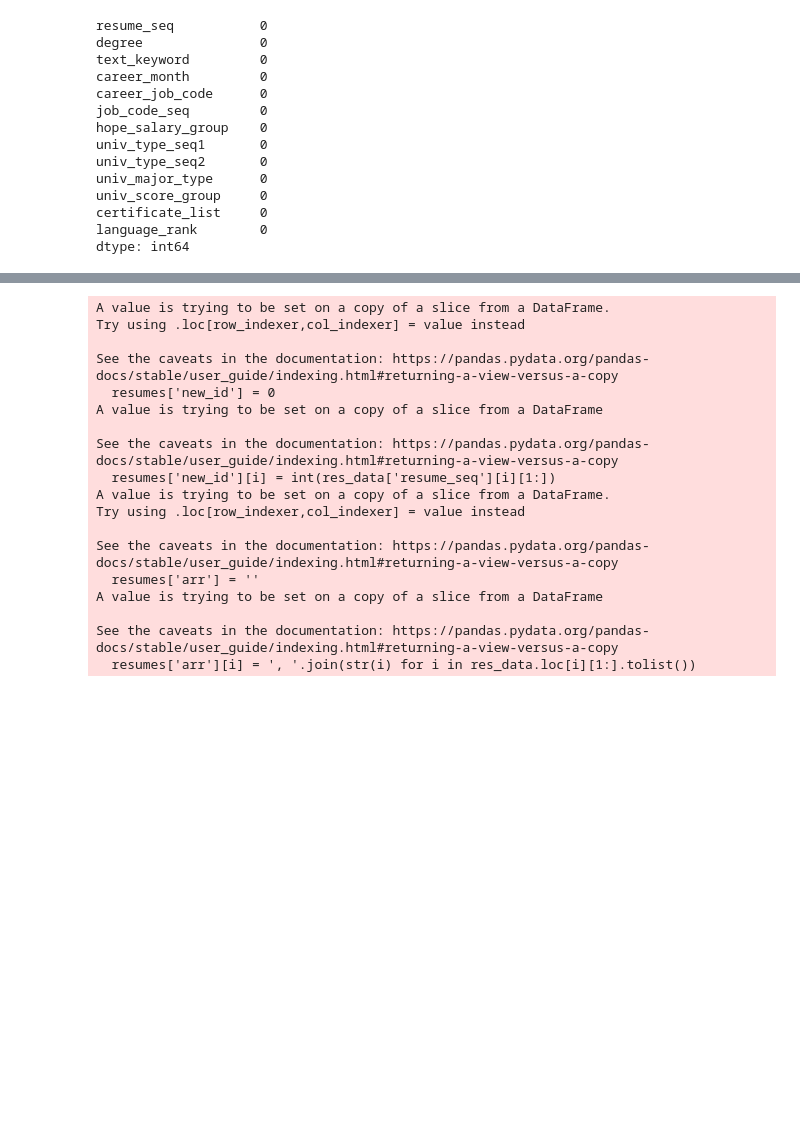
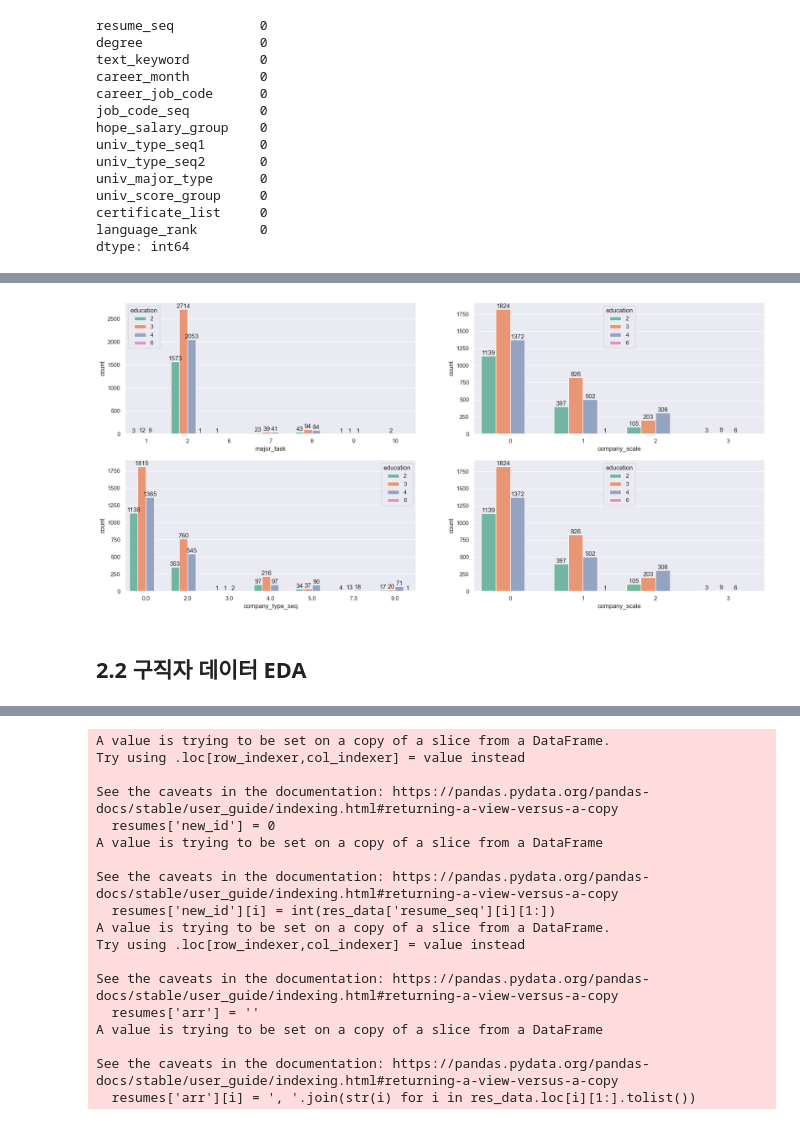
Before and after one commit to Kim-SeongSu/Dacon_Kookmin_University, a Jupyter notebook: kookmin_ai.ipynb, the cells around one changed output, grey strips where cells are left out. Drawn from its saved outputs; the diff is of its cells as text; code cells hidden in the pictures; blank space fills up the shorter version.

```diff
--- a/kookmin_ai.ipynb
+++ b/kookmin_ai.ipynb
@@ -855,0 +1013,22 @@ dtype: int64
+# %%
+plt.figure(figsize=(22,10))
+sns.set_palette('Set2')
+plt.subplot(2,2,1)
+g1 = sns.countplot(x="major_task", hue="education", data=rec_data)
+
+plt.subplot(2,2,2)
+g2 = sns.countplot(x="company_scale", hue="education", data=rec_data)
+
+plt.subplot(2,2,3)
+g3 = sns.countplot(x="company_type_seq", hue="education", data=rec_data)
+
+plt.subplot(2,2,4)
+g4 = sns.countplot(x="company_scale", hue="education", data=rec_data)
+
+for i in [g1,g2,g3,g4]:
+    for bars in i.containers:
+        i.bar_label(bars)
+# %% [output]
+[figure, added]
+# %% [markdown]
+## 2.2 구직자 데이터 EDA
```
Also changed, not shown: parts of 50 cells of this notebook.
